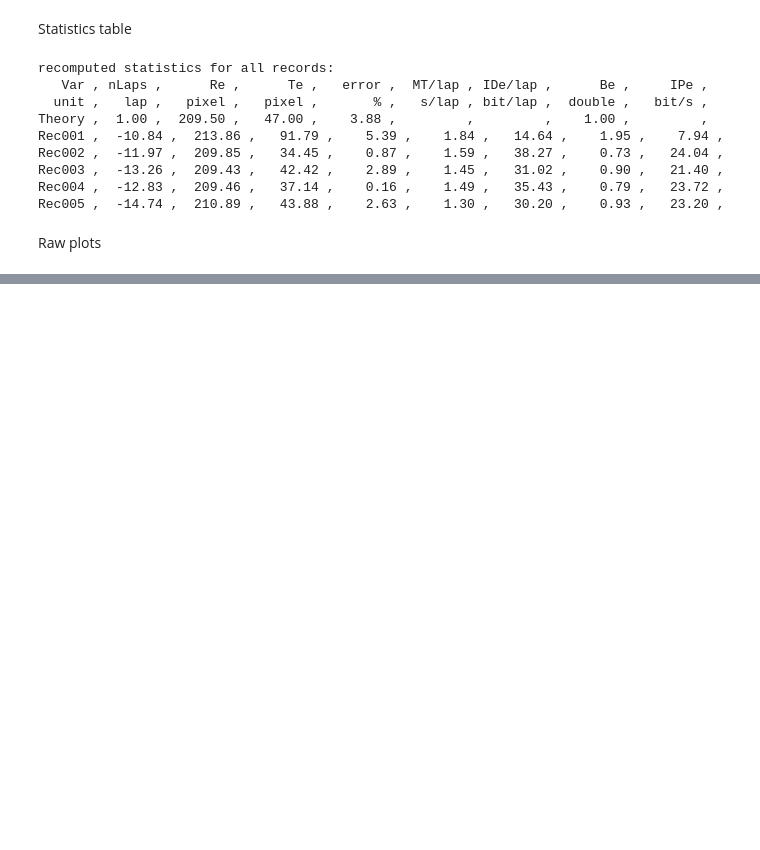
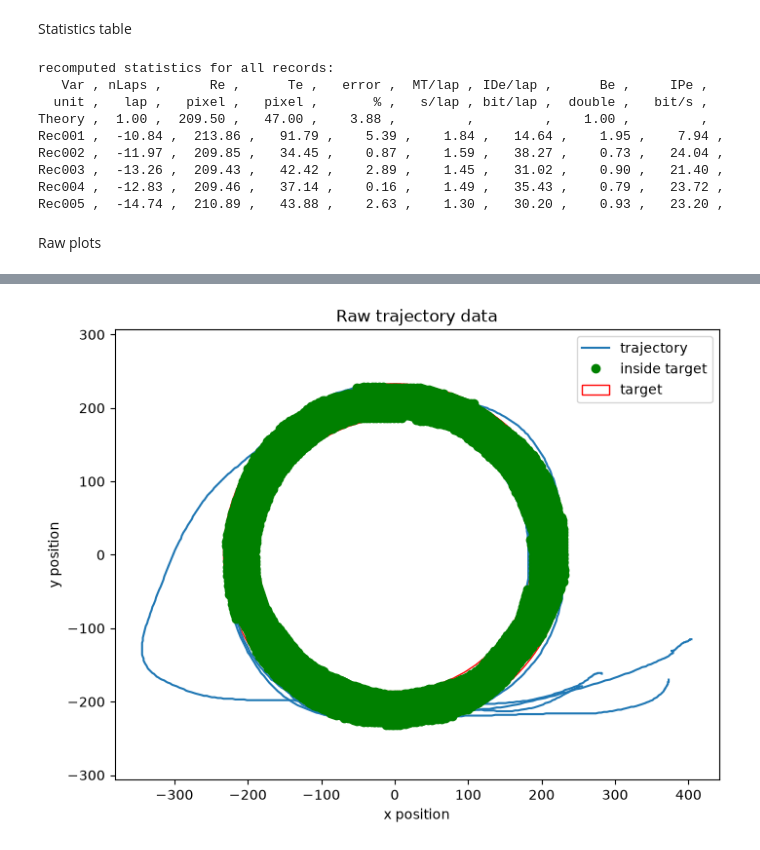
Before and after one commit to vidusha1234/py-git-R-circular-task-analysis, a Jupyter notebook: notebooks/circular-task-001.ipynb, the cells around one changed output, grey strips where cells are left out. Saved outputs shown, nothing was run; the diff lists cells and outputs as text; code cells hidden in the pictures; blank space fills up the shorter version.

```diff
--- a/notebooks/circular-task-001.ipynb
+++ b/notebooks/circular-task-001.ipynb
@@ -145,0 +160,16 @@ Raw plots
+# %%
+# raw trajectory (all records together) with the target ring
+plt.figure(figsize=(8, 6))
+ax = plt.gca()
+for i, r in enumerate(records):
+    plt.plot(r["x"], r["y"], "C0", label="trajectory" if i == 0 else None)
+plt.plot(x[inside == 1], y[inside == 1], "go", label="inside target")
+ax.add_patch(Circle((0, 0), Rt + tol/2, fill=False, ec="red", label="target"))
+ax.add_patch(Circle((0, 0), Rt - tol/2, fill=False, ec="red"))
+plt.title("Raw trajectory data")
+plt.xlabel("x position"); plt.ylabel("y position")
+plt.axis("equal")
+plt.legend()
+plt.show()
+# %% [output]
+[figure, added]
```
Also changed, not shown: parts of 3 cells of this notebook.
